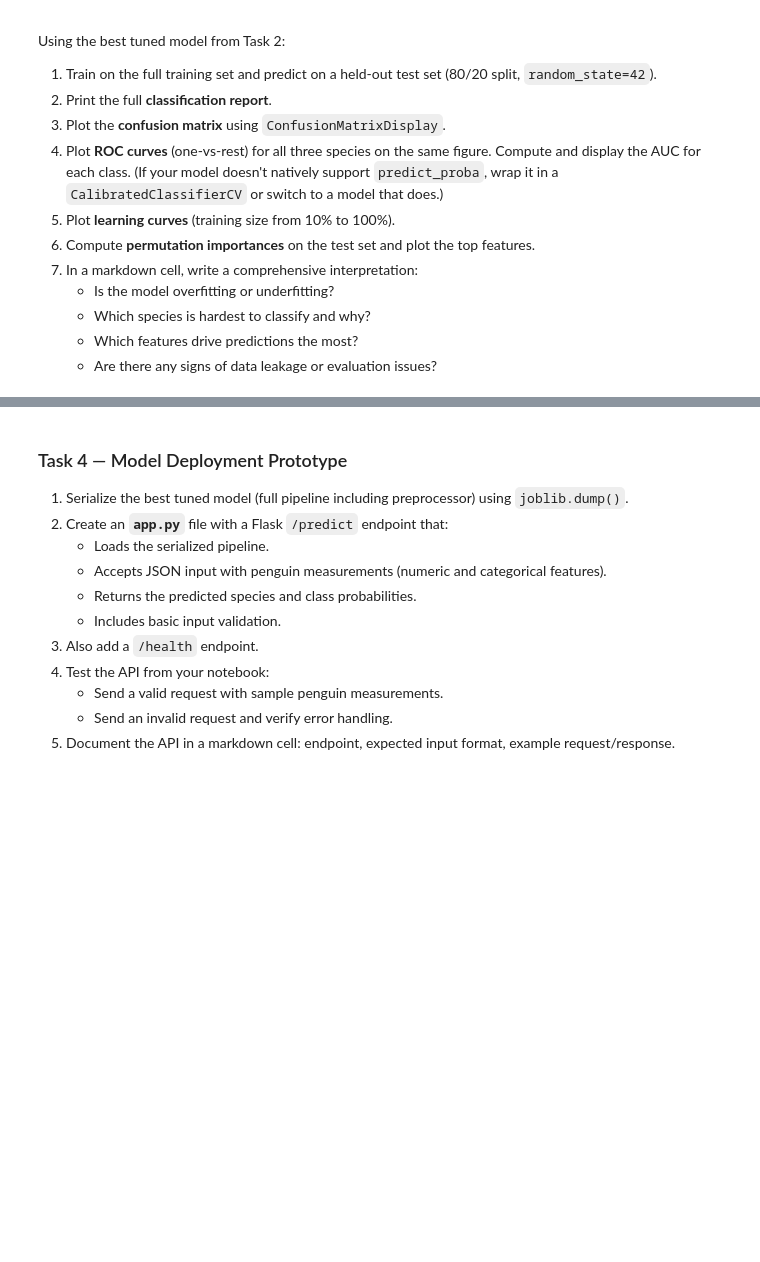
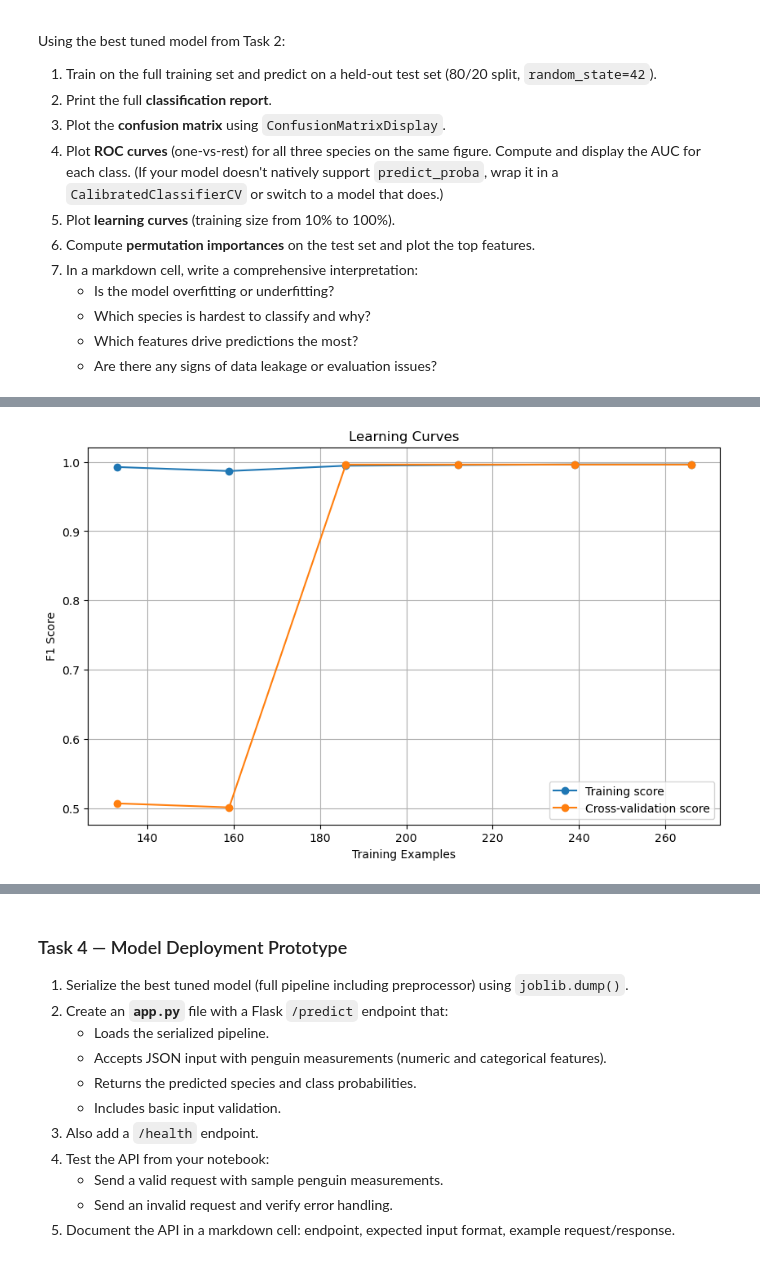
Before and after one commit to wiserval/m4-10-assessment, a Jupyter notebook: m4-10-assessment.ipynb, the cells around one changed output, grey strips where cells are left out. Cells and saved outputs as stored; diff of their text form; code cells hidden in the pictures; blank space fills up the shorter version.

```diff
--- a/m4-10-assessment.ipynb
+++ b/m4-10-assessment.ipynb
@@ -213,0 +267,16 @@ Using the best tuned model from Task 2:
+# %%
+train_sizes, train_scores, test_scores = learning_curve(
+    final_model, X_sup, y_sup, cv=skf, train_sizes=np.linspace(0.1, 1.0, 10), scoring='f1_macro', n_jobs=-1
+)
+
+plt.figure(figsize=(10, 6))
+plt.plot(train_sizes, np.mean(train_scores, axis=1), 'o-', label="Training score")
+plt.plot(train_sizes, np.mean(test_scores, axis=1), 'o-', label="Cross-validation score")
+plt.title("Learning Curves")
+plt.xlabel("Training Examples")
+plt.ylabel("F1 Score")
+plt.legend()
+plt.grid()
+plt.show()
+# %% [output]
+[figure, added]
```
Also changed, not shown: parts of 7 cells of this notebook.
